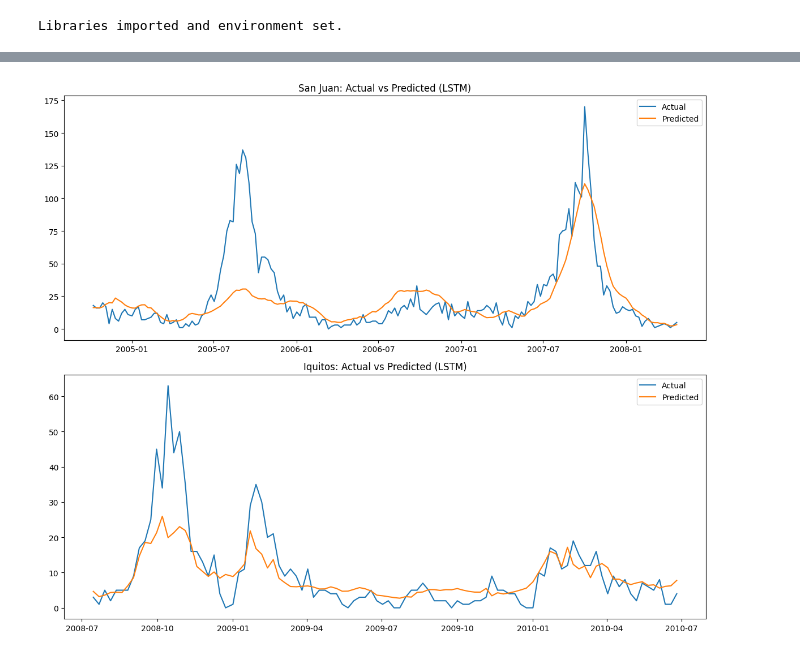
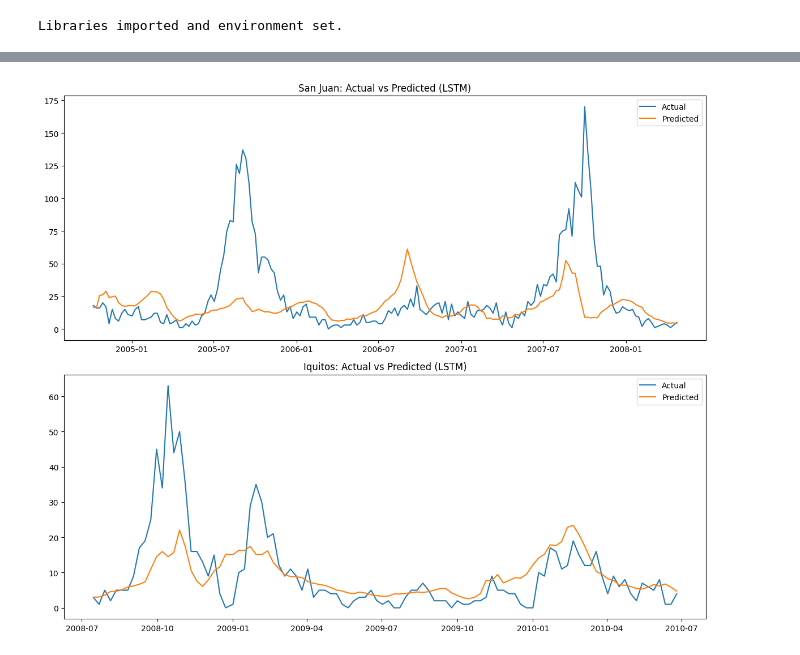
Before and after one commit to Tanalpoguz/term_project, a Jupyter notebook: code/lstm.ipynb, the cells around one changed output, grey strips where cells are left out. Saved outputs shown, nothing was run; the diff lists cells and outputs as text; code cells hidden in the pictures.

Commit message:
lstm grid search with log transformation

```diff
--- a/code/lstm.ipynb
+++ b/code/lstm.ipynb
@@ -98,8 +107,15 @@ def preprocess_city_data(features, labels=None):
     if 'city' in df.columns:
         df.drop(columns=['city'], inplace=True)
 
-    # 6. Fill Missing Values (Forward Fill)
-    df = df.ffill()
+    # 6. Fill Missing Values (Interpolate is better for weather data)
+    df = df.interpolate(method='time', limit_direction='both')
+    df = df.ffill().bfill() # Fallback for edges
+
+    # 7. Add Cyclical Features
+    # 52.1775 weeks per average Gregorian year
+    if 'weekofyear' in df.columns:
+        df['week_sin'] = np.sin(2 * np.pi * df['weekofyear'] / 52.1775)
+        df['week_cos'] = np.cos(2 * np.pi * df['weekofyear'] / 52.1775)
 
     return df
 
@@ -215,6 +231,10 @@ def prepare_data_for_lstm(df, target_col='total_cases', seq_len=SEQ_LEN, scaler_
     if target_col in df.columns:
         X = df.drop(columns=[target_col]).values
         y = df[[target_col]].values
+
+        # LOG TRANSFORM: Stabilize variance
+        if y is not None:
+            y = np.log1p(y)
     else:
         X = df.values
         y = None
@@ -287,7 +307,10 @@ def split_and_prepare(df, split_ratio=0.8, seq_len=SEQ_LEN):
     # Let's adjust:
     # Get y_val from val_df directly and scale it
     y_val_raw = val_df[['total_cases']].values
-    y_val_scaled = scaler_y.transform(y_val_raw)
+
+    # LOG TRANSFORM for validation y
+    y_val_log = np.log1p(y_val_raw)
+    y_val_scaled = scaler_y.transform(y_val_log)
 
     # X_val sequences:
     # We want exactly len(val_df) sequences.
@@ -450,9 +515,13 @@ def evaluate_model(model, X_val, y_val_scaled, scaler_y, city_name):
     # Predict
     preds_scaled = model.predict(X_val)
 
-    # Inverse transform
-    preds = scaler_y.inverse_transform(preds_scaled)
-    y_true = scaler_y.inverse_transform(y_val_scaled)
+    # Inverse transform SCALING first
+    preds_log = scaler_y.inverse_transform(preds_scaled)
+    y_true_log = scaler_y.inverse_transform(y_val_scaled)
+
+    # Inverse transform LOG (expm1)
+    preds = np.expm1(preds_log)
+    y_true = np.expm1(y_true_log)
 
     # Ensure non-negative
     preds = np.maximum(preds, 0)
@@ -494,4 +563,4 @@ Iquitos MAE: 4.3151
-[figure, old version]
+[figure, new version]
 # %%
 # SUBMISSION
 
```
Also changed, not shown: parts of 7 cells of this notebook.
